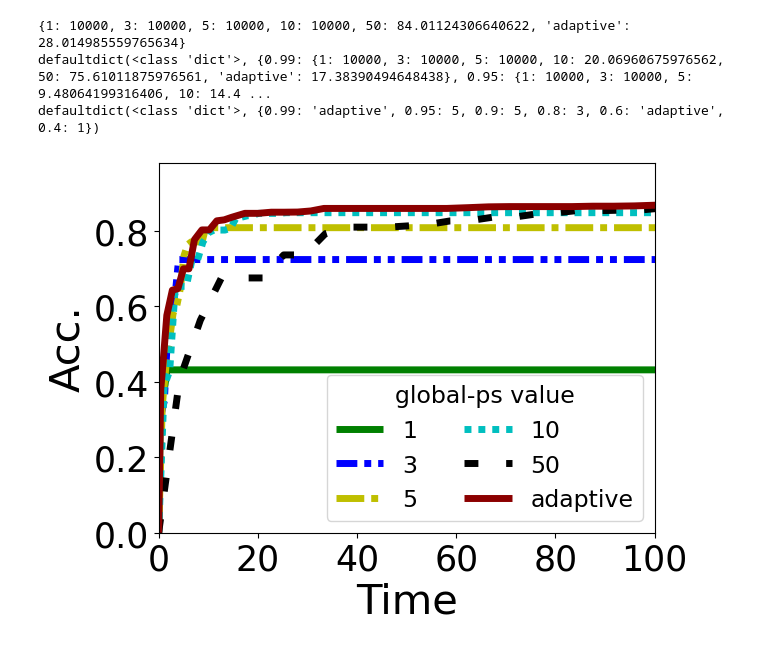
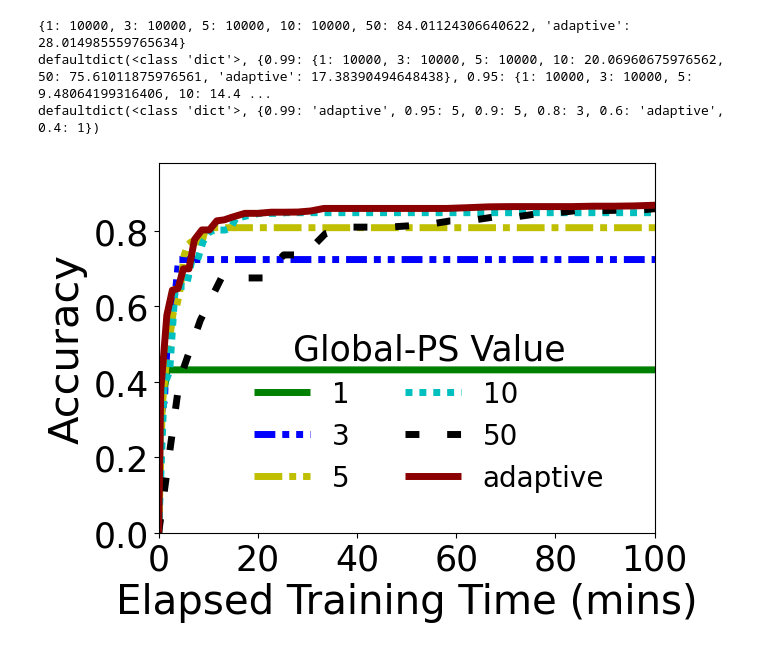
Before and after one commit to UbiquitousLearning/FwdLLM, a Jupyter notebook: all_figures/ablation_adaptive/plot.ipynb, the cells around one changed output. Saved outputs shown, nothing was run; the diff lists cells and outputs as text; code cells hidden in the pictures.

```diff
--- a/all_figures/ablation_adaptive/plot.ipynb
+++ b/all_figures/ablation_adaptive/plot.ipynb
@@ -104,34 +104,34 @@ with open(file) as f:
             acc.append(cur_acc)
     time_list = round_to_time(len(acc),eval_frequence,comm_time,method,local_data_num,adhoc)
     for ratio in relative_ratio:
         time_to_acc_dict[v] = get_time_to_target_acc(target_acc,acc,time_list)
         dict1[ratio][v] = get_time_to_target_acc(target_acc*ratio,acc,time_list)
     plt.plot(time_list, acc, linestyle=(0, ()), color='darkred',label=f'{v}',linewidth=lw)
 
 print(time_to_acc_dict)
 print(dict1)
 for k,v in dict1.items():
     cur_min = 10000
     for key,value in v.items():
         if value < cur_min:
             new_v = key
             cur_min = value
     dict1[k] = new_v
 print(dict1)
 
-plt.xlabel("Time",fontsize=30)
-plt.ylabel("Acc.",fontsize=30)
+plt.xlabel("Elapsed Training Time (mins)",fontsize=29)
+plt.ylabel("Accuracy",fontsize=30)
 plt.xticks(size = 25)
 plt.xlim(0,100)
 plt.yticks(size = 25)
 plt.ylim(0,0.98)
-plt.legend(fontsize=17,ncol=2,title='global-ps value',title_fontsize=17)
+plt.legend(fontsize=20,ncol=2,bbox_to_anchor=(0.949,0.61),title='Global-PS Value',title_fontsize=25,frameon=False)
 # plt.title(f"{model} {dataset}",fontsize=30)
 plt.savefig("/data/wyz/ForwardFL-Latex/figs/eval-ablation-adaptive.pdf", bbox_inches="tight")
 # plt.savefig("/data/wyz/ForwardFL-Latex/figs/design-planning-configuration_wyz.pdf", bbox_inches="tight")
 plt.show()
 # %% [output]
 {1: 10000, 3: 10000, 5: 10000, 10: 10000, 50: 84.01124306640622, 'adaptive': 28.014985559765634}
 defaultdict(<class 'dict'>, {0.99: {1: 10000, 3: 10000, 5: 10000, 10: 20.06960675976562, 50: 75.61011875976561, 'adaptive': 17.38390494648438}, 0.95: {1: 10000, 3: 10000, 5: 9.48064199316406, 10: 14.4 ...
 defaultdict(<class 'dict'>, {0.99: 'adaptive', 0.95: 5, 0.9: 5, 0.8: 3, 0.6: 'adaptive', 0.4: 1})
-[figure, old version]
+[figure, new version]
```
Also changed, not shown: 35 other files.
